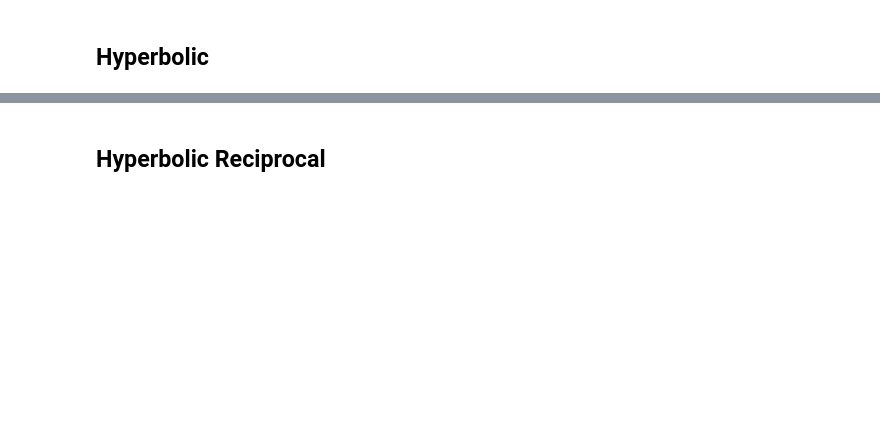
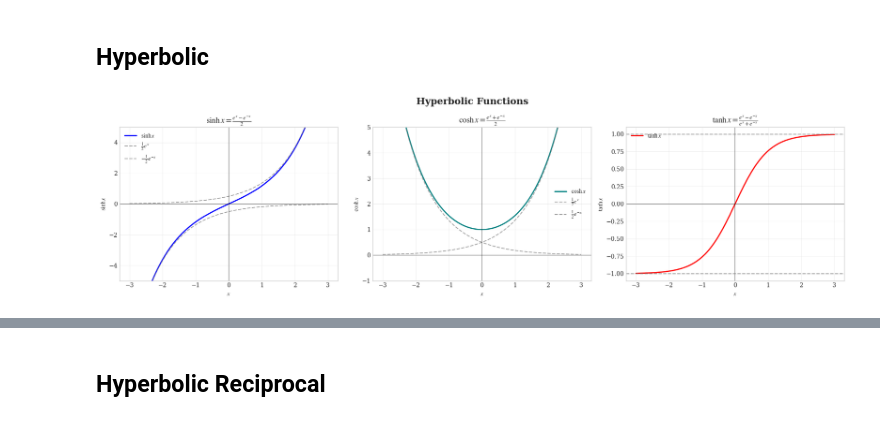
Before and after one commit to epsi-rns/mat-tek-lan, a Jupyter notebook: trigonometry/trigonometry-plot.ipynb, the cells around one changed output, grey strips where cells are left out. Drawn from its saved outputs; the diff is of its cells as text; code cells hidden in the pictures; blank space fills up the shorter version.

```diff
--- a/trigonometry/trigonometry-plot.ipynb
+++ b/trigonometry/trigonometry-plot.ipynb
@@ -78,2 +266,62 @@ plt.show()
 # %% [markdown]
 ## Hyperbolic
+# %%
+# Use matplotlib's built-in mathtext for LaTeX-like rendering
+plt.rcParams['mathtext.fontset'] = 'stix'
+plt.rcParams['font.family'] = 'serif'
+
+# Create a figure with subplots
+fig, axes = plt.subplots(1, 3, figsize=(18, 5))
+fig.suptitle(r'Hyperbolic Functions', fontsize=16, fontweight='bold')
+
+# Generate x values from -3 to 3
+x = np.linspace(-3, 3, 1000)
+
+# Plot sinh(x) = (e^x - e^{-x})/2
+sinh_x = (np.exp(x) - np.exp(-x)) / 2
+axes[0].plot(x, sinh_x, color='blue', linewidth=2, label=r'$\sinh x$')
+axes[0].plot(x, np.exp(x)/2, '--', color='gray', alpha=0.7, label=r'$\frac{1}{2}e^x$')
+axes[0].plot(x, -np.exp(-x)/2, '--', color='gray', alpha=0.7, label=r'$-\frac{1}{2}e^{-x}$')
+axes[0].set_title(r'$\sinh x = \frac{e^x - e^{-x}}{2}$', fontsize=14)
+axes[0].set_xlabel(r'$x$')
+axes[0].set_ylabel(r'$\sinh x$')
+axes[0].set_ylim(-5, 5)
+axes[0].axhline(y=0, color='k', linestyle='-', alpha=0.3)
+axes[0].axvline(x=0, color='k', linestyle='-', alpha=0.3)
+axes[0].grid(True, alpha=0.3)
+axes[0].legend()
+
+# Plot cosh(x) = (e^x + e^{-x})/2
+cosh_x = (np.exp(x) + np.exp(-x)) / 2
+axes[1].plot(x, cosh_x, color='teal', linewidth=2, label=r'$\cosh x$')
+axes[1].plot(x, np.exp(x)/2, '--', color='gray', alpha=0.7, label=r'$\frac{1}{2}e^x$')
+axes[1].plot(x, np.exp(-x)/2, '--', color='gray', alpha=0.7, label=r'$\frac{1}{2}e^{-x}$')
+axes[1].set_title(r'$\cosh x = \frac{e^x + e^{-x}}{2}$', fontsize=14)
+axes[1].set_xlabel(r'$x$')
+axes[1].set_ylabel(r'$\cosh x$')
+axes[1].set_ylim(-1, 5)
+axes[1].axhline(y=0, color='k', linestyle='-', alpha=0.3)
+axes[1].axvline(x=0, color='k', linestyle='-', alpha=0.3)
+axes[1].grid(True, alpha=0.3)
+axes[1].legend()
+
+# Plot tanh(x) = (e^x - e^{-x})/(e^x + e^{-x})
+tanh_x = (np.exp(x) - np.exp(-x)) / (np.exp(x) + np.exp(-x))
+axes[2].plot(x, tanh_x, color='red', linewidth=2, label=r'$\tanh x$')
+axes[2].set_title(r'$\tanh x = \frac{e^x - e^{-x}}{e^x + e^{-x}}$', fontsize=14)
+axes[2].set_xlabel(r'$x$')
+axes[2].set_ylabel(r'$\tanh x$')
+axes[2].set_ylim(-1.1, 1.1)
+axes[2].axhline(y=0, color='k', linestyle='-', alpha=0.3)
+axes[2].axvline(x=0, color='k', linestyle='-', alpha=0.3)
+axes[2].grid(True, alpha=0.3)
+axes[2].legend()
+
+# Add horizontal asymptotes for tanh
+axes[2].axhline(y=1, color='gray', linestyle='--', alpha=0.7)
+axes[2].axhline(y=-1, color='gray', linestyle='--', alpha=0.7)
+
+plt.tight_layout()
+plt.show()
+# %% [output]
+[figure, added]
```
Also changed, not shown: parts of 9 cells of this notebook, 1 other file.
